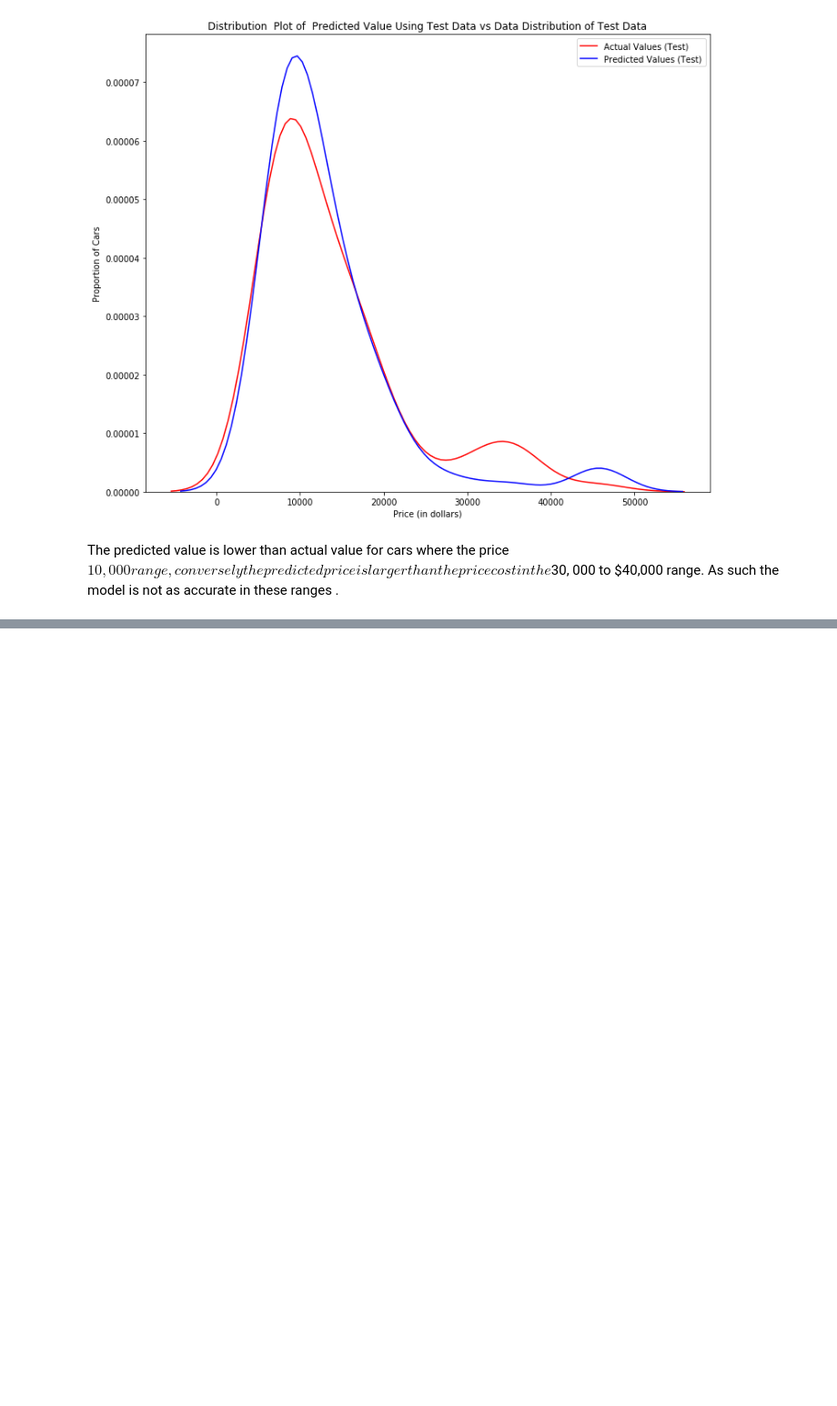
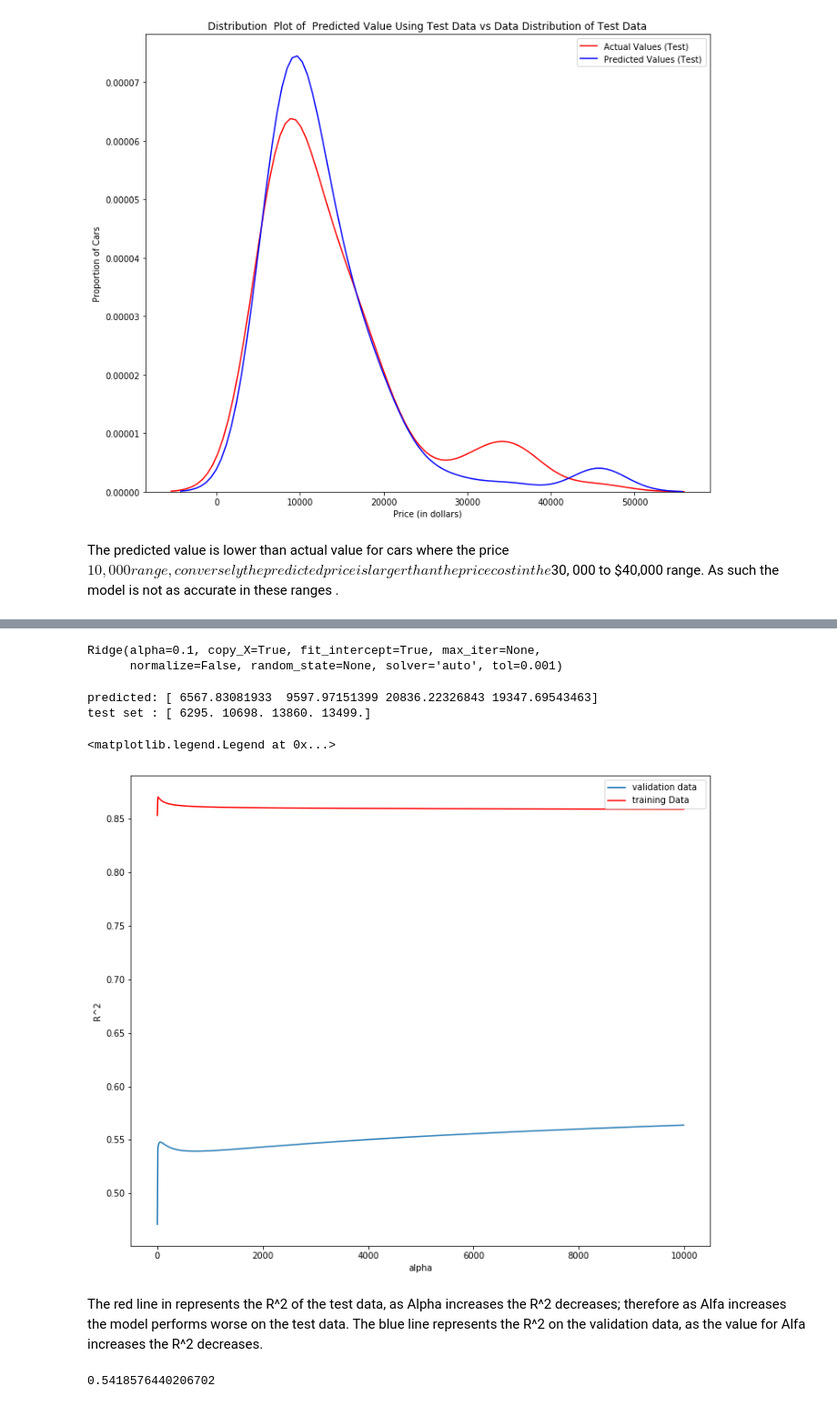
Before and after one commit to antobarbero/analyzing_data_course_edx, a Jupyter notebook: lab5_model_evaluation.ipynb, the cells around one changed output, grey strips where cells are left out. Shown: that part at 91% size. Cells and saved outputs as stored; diff of their text form; code cells hidden in the pictures; blank space fills up the shorter version.

Commit message:
Add ridge regression excercises

```diff
--- a/lab5_model_evaluation.ipynb
+++ b/lab5_model_evaluation.ipynb
@@ -327,0 +332,7 @@ The predicted value is lower than actual value for cars where the price  $ 10,00
+# %%
+# perform a degree two polynomial transformation on our data.
+pr = PolynomialFeatures(degree=2)
+x_train_pr = pr.fit_transform(x_train[['horsepower', 'curb-weight', 'engine-size',
+                                       'highway-mpg','normalized-losses','symboling']])
+x_test_pr = pr.fit_transform(x_test[['horsepower', 'curb-weight', 'engine-size',
+                                     'highway-mpg','normalized-losses','symboling']])
@@ -327,0 +341,59 @@ The predicted value is lower than actual value for cars where the price  $ 10,00
+# %%
+# create a Ridge regression object, setting the regularization parameter to 0.1
+ridge_model = Ridge(alpha=0.1)
+# %%
+# fit the model
+ridge_model.fit(x_train_pr, y_train)
+# %% [output]
+Ridge(alpha=0.1, copy_X=True, fit_intercept=True, max_iter=None,
+      normalize=False, random_state=None, solver='auto', tol=0.001)
+# %%
+# obtain a prediction
+yhat = ridge_model.predict(x_test_pr)
+
+# compare some values
+print('predicted:', yhat[0:4])
+print('test set :', y_test[0:4].values)
+# %% [output]
+predicted: [ 6567.83081933  9597.97151399 20836.22326843 19347.69543463]
+test set : [ 6295. 10698. 13860. 13499.]
+# %%
+# select the value of Alfa that minimizes the test error
+rsqu_test = []
+rsqu_train = []
+dummy1 = []
+ALFA = 10 * np.array(range(0,1000))
+for alfa in ALFA:
+    rige_model = Ridge(alpha=alfa)
+    rige_model.fit(x_train_pr, y_train)
+    rsqu_test.append(rige_model.score(x_test_pr, y_test))
+    rsqu_train.append(rige_model.score(x_train_pr, y_train))
+# %%
+# plot out the value of R^2 for different Alphas
+width = 12
+height = 10
+plt.figure(figsize=(width, height))
+
+plt.plot(ALFA, rsqu_test, label='validation data  ')
+plt.plot(ALFA, rsqu_train, 'r', label='training Data ')
+plt.xlabel('alpha')
+plt.ylabel('R^2')
+plt.legend()
+# %% [output]
+<matplotlib.legend.Legend at 0x...>
+[figure, added]
+# %% [markdown]
+The red line in represents the R^2 of the test data, as Alpha increases the R^2 decreases; therefore as Alfa increases the model performs worse on the test data. The blue line represents the R^2 on the validation data, as the value for Alfa increases the R^2 decreases.
+# %%
+# Perform Ridge regression and calculate the R^2
+# using the polynomial features, use the training data to train
+# the model and test data to test the model. The parameter alpha should be set to 10.
+
+ridge_model_2 = Ridge(alpha=10)
+ridge_model_2.fit(x_train_pr, y_train)
+
+r_sq = ridge_model_2.score(x_test_pr, y_test)
+
+r_sq
+# %% [output]
+0.5418576440206702
```
Also changed, not shown: parts of 2 cells of this notebook.
